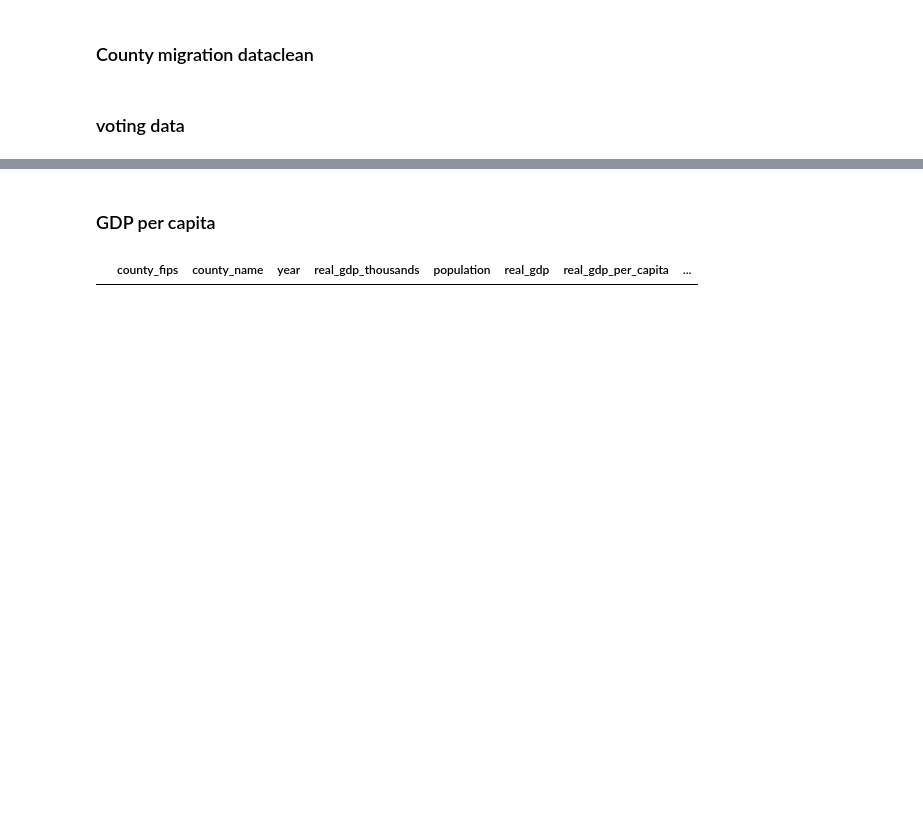
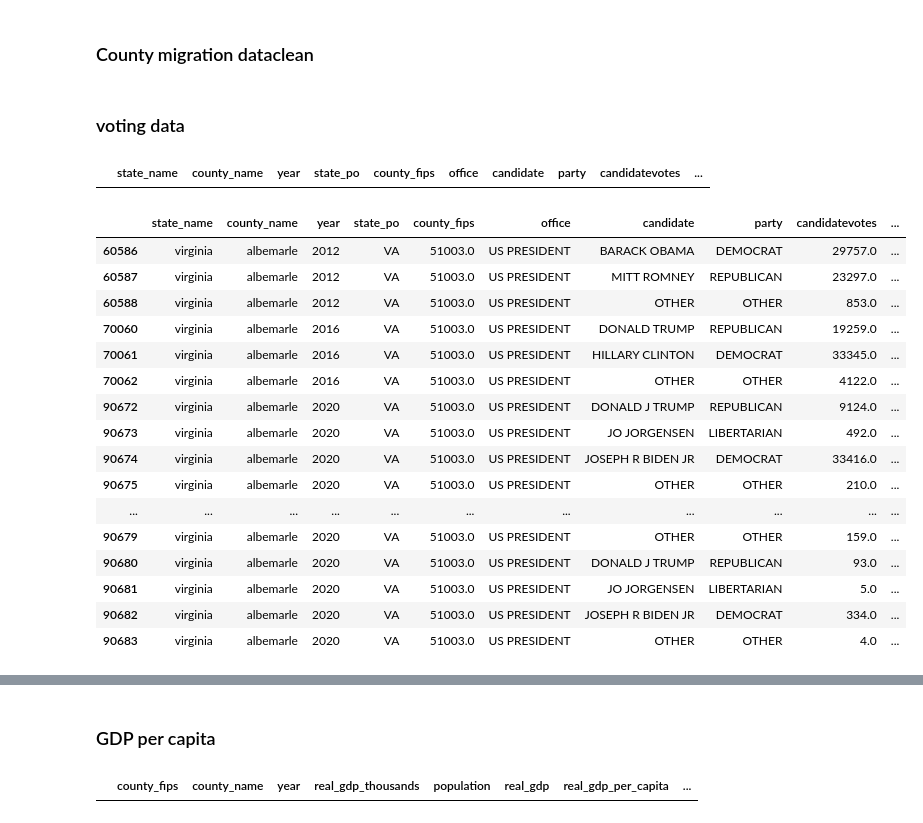
Before and after one commit to lorenzo-costa/testing-network-independence, a Jupyter notebook: data_analysis/data_clean.ipynb, the cells around one changed output, grey strips where cells are left out. Drawn from its saved outputs; the diff is of its cells as text; code cells hidden in the pictures; blank space fills up the shorter version.

```diff
--- a/data_analysis/data_clean.ipynb
+++ b/data_analysis/data_clean.ipynb
@@ -515,6 +546,30 @@ county_voting_clean = county_voting_clean.loc[
         (county_voting_clean['state_code'] == '2938')
     )
 ].copy()
+# %%
+county_voting_clean[(county_voting_clean['county_code']=='051') & (county_voting_clean['state_code']=='003')]
+# %% [output]
+|  | state_name | county_name | year | state_po | county_fips | office | candidate | party | candidatevotes | ... |
+# %%
+county_voting_clean[(county_voting_clean['state_code']=='051') & (county_voting_clean['county_code']=='003')]
+# %% [output]
+|  | state_name | county_name | year | state_po | county_fips | office | candidate | party | candidatevotes | ... |
+| 60586 | virginia | albemarle | 2012 | VA | 51003.0 | US PRESIDENT | BARACK OBAMA | DEMOCRAT | 29757.0 | ... |
+| 60587 | virginia | albemarle | 2012 | VA | 51003.0 | US PRESIDENT | MITT ROMNEY | REPUBLICAN | 23297.0 | ... |
+| 60588 | virginia | albemarle | 2012 | VA | 51003.0 | US PRESIDENT | OTHER | OTHER | 853.0 | ... |
+| 70060 | virginia | albemarle | 2016 | VA | 51003.0 | US PRESIDENT | DONALD TRUMP | REPUBLICAN | 19259.0 | ... |
+| 70061 | virginia | albemarle | 2016 | VA | 51003.0 | US PRESIDENT | HILLARY CLINTON | DEMOCRAT | 33345.0 | ... |
+| 70062 | virginia | albemarle | 2016 | VA | 51003.0 | US PRESIDENT | OTHER | OTHER | 4122.0 | ... |
+| 90672 | virginia | albemarle | 2020 | VA | 51003.0 | US PRESIDENT | DONALD J TRUMP | REPUBLICAN | 9124.0 | ... |
+| 90673 | virginia | albemarle | 2020 | VA | 51003.0 | US PRESIDENT | JO JORGENSEN | LIBERTARIAN | 492.0 | ... |
+| 90674 | virginia | albemarle | 2020 | VA | 51003.0 | US PRESIDENT | JOSEPH R BIDEN JR | DEMOCRAT | 33416.0 | ... |
+| 90675 | virginia | albemarle | 2020 | VA | 51003.0 | US PRESIDENT | OTHER | OTHER | 210.0 | ... |
+| ... | ... | ... | ... | ... | ... | ... | ... | ... | ... | ... |
+| 90679 | virginia | albemarle | 2020 | VA | 51003.0 | US PRESIDENT | OTHER | OTHER | 159.0 | ... |
+| 90680 | virginia | albemarle | 2020 | VA | 51003.0 | US PRESIDENT | DONALD J TRUMP | REPUBLICAN | 93.0 | ... |
+| 90681 | virginia | albemarle | 2020 | VA | 51003.0 | US PRESIDENT | JO JORGENSEN | LIBERTARIAN | 5.0 | ... |
+| 90682 | virginia | albemarle | 2020 | VA | 51003.0 | US PRESIDENT | JOSEPH R BIDEN JR | DEMOCRAT | 334.0 | ... |
+| 90683 | virginia | albemarle | 2020 | VA | 51003.0 | US PRESIDENT | OTHER | OTHER | 4.0 | ... |
 # %%
 county_voting_clean.to_csv('data_cleaned/county_voting_cleaned.csv', index=False)
 # %%
```
Also changed, not shown: parts of 2 cells of this notebook.
